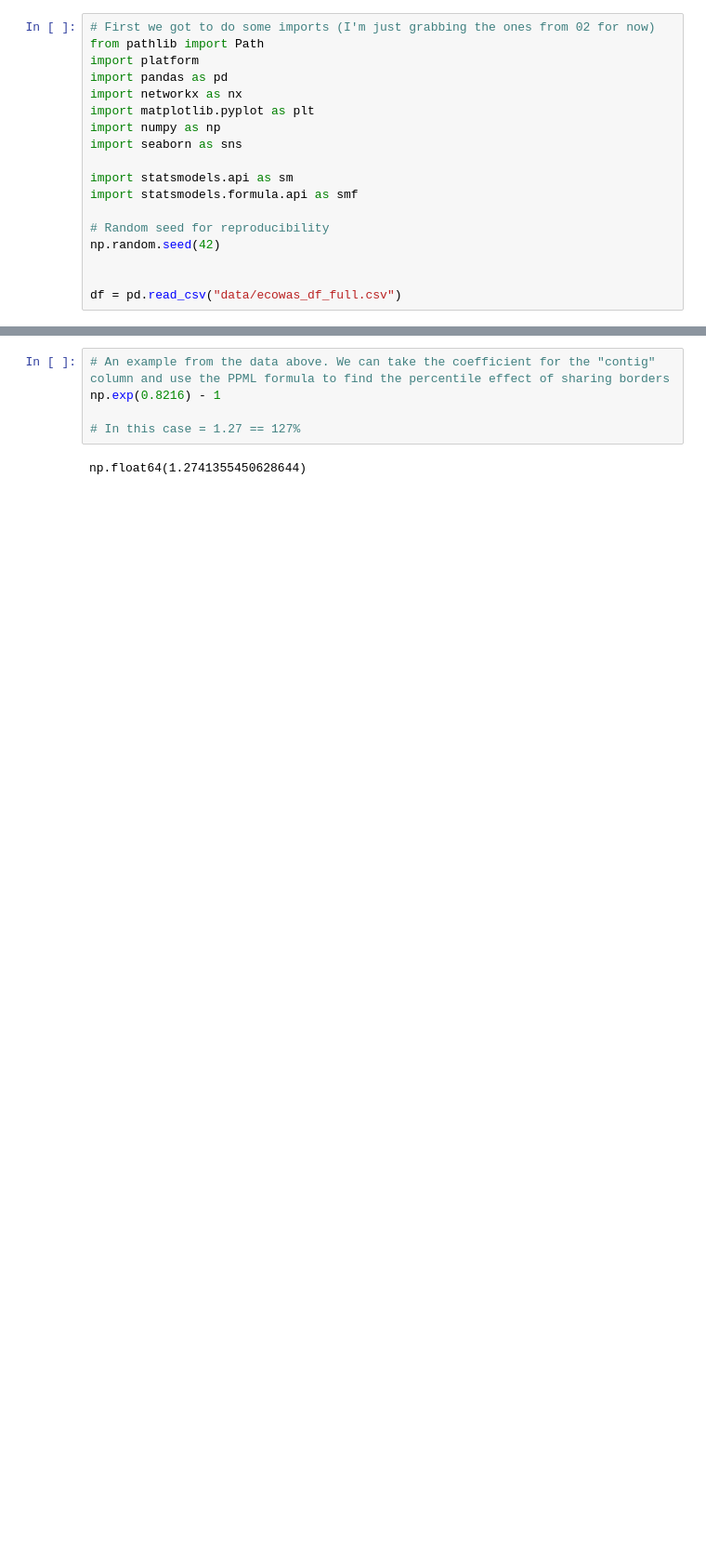
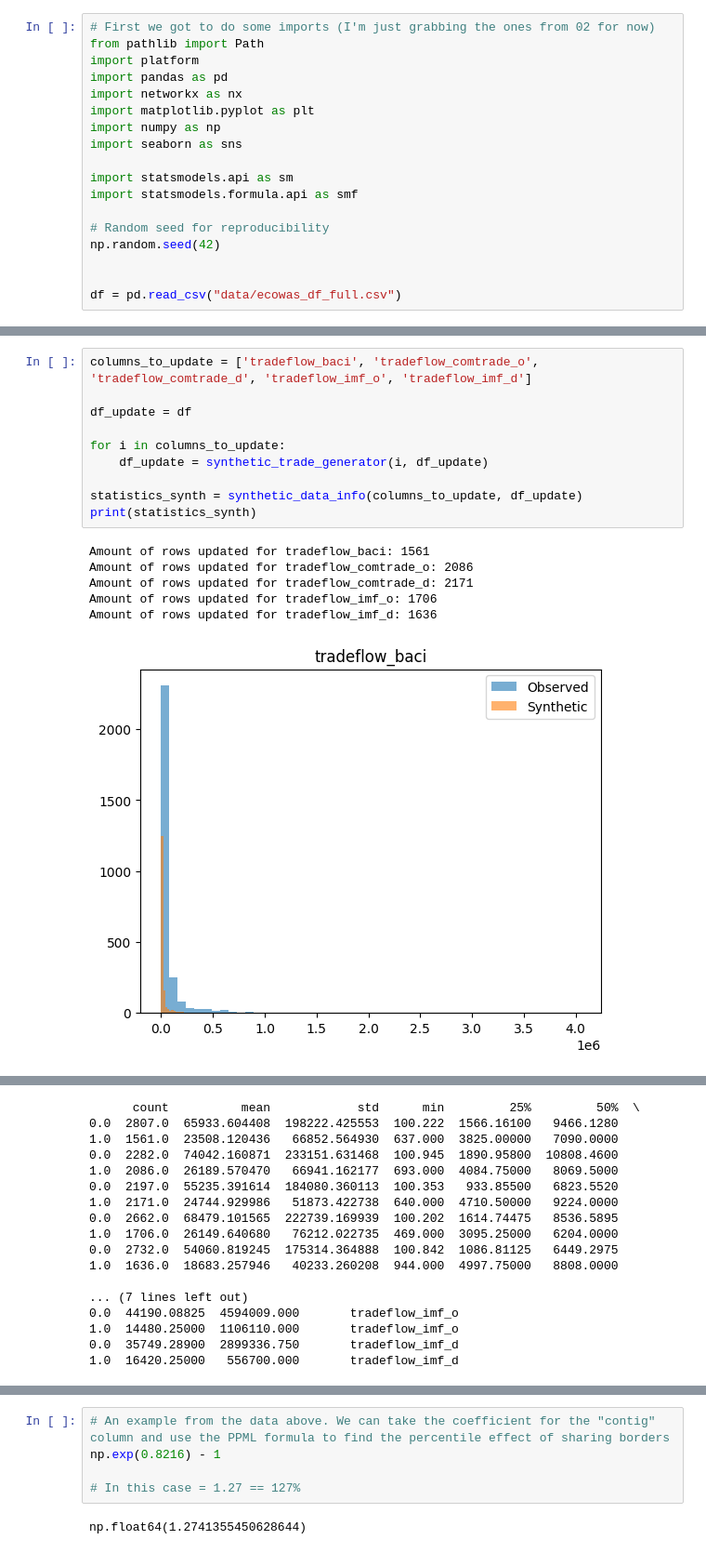
Before and after one commit to poopiboi/bachelor_2026, a Jupyter notebook: 03_synthetic_data.ipynb, the cells around one changed output, grey strips where cells are left out. Shown at 93% size. Cells and saved outputs as stored; diff of their text form; blank space fills up the shorter version.

Commit message:
feat: synthetic data expansion

```diff
--- a/03_synthetic_data.ipynb
+++ b/03_synthetic_data.ipynb
@@ -47,0 +184,17 @@ Index(['country', 'year', 'disorder_Demonstrations',
+# %%
+columns_to_update = ['tradeflow_baci', 'tradeflow_comtrade_o', 'tradeflow_comtrade_d', 'tradeflow_imf_o', 'tradeflow_imf_d']
+
+df_update = df
+
+for i in columns_to_update:
+    df_update = synthetic_trade_generator(i, df_update)
+
+statistics_synth = synthetic_data_info(columns_to_update, df_update)
+print(statistics_synth)
+# %% [output]
+Amount of rows updated for tradeflow_baci: 1561
+Amount of rows updated for tradeflow_comtrade_o: 2086
+Amount of rows updated for tradeflow_comtrade_d: 2171
+Amount of rows updated for tradeflow_imf_o: 1706
+Amount of rows updated for tradeflow_imf_d: 1636
+[figure, added]
@@ -47,0 +205,17 @@ Index(['country', 'year', 'disorder_Demonstrations',
+      count          mean            std      min         25%         50%  \
+0.0  2807.0  65933.604408  198222.425553  100.222  1566.16100   9466.1280
+1.0  1561.0  23508.120436   66852.564930  637.000  3825.00000   7090.0000
+0.0  2282.0  74042.160871  233151.631468  100.945  1890.95800  10808.4600
+1.0  2086.0  26189.570470   66941.162177  693.000  4084.75000   8069.5000
+0.0  2197.0  55235.391614  184080.360113  100.353   933.85500   6823.5520
+1.0  2171.0  24744.929986   51873.422738  640.000  4710.50000   9224.0000
+0.0  2662.0  68479.101565  222739.169939  100.202  1614.74475   8536.5895
+1.0  1706.0  26149.640680   76212.022735  469.000  3095.25000   6204.0000
+0.0  2732.0  54060.819245  175314.364888  100.842  1086.81125   6449.2975
+1.0  1636.0  18683.257946   40233.260208  944.000  4997.75000   8808.0000
+
+... (7 lines left out)
+0.0  44190.08825  4594009.000       tradeflow_imf_o
+1.0  14480.25000  1106110.000       tradeflow_imf_o
+0.0  35749.28900  2899336.750       tradeflow_imf_d
+1.0  16420.25000   556700.000       tradeflow_imf_d
```
Also changed, not shown: parts of 17 cells of this notebook, 1 other file.
